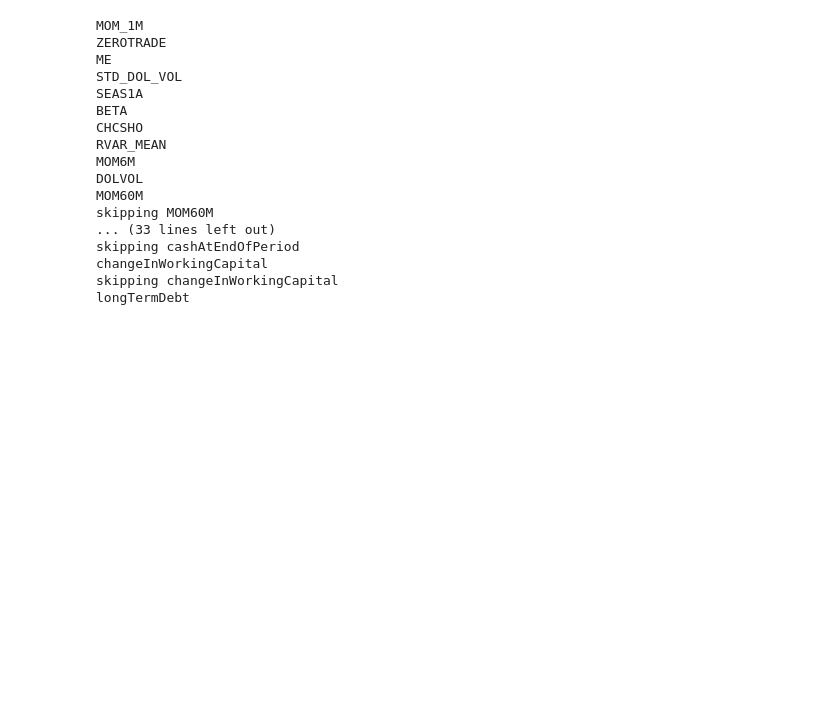
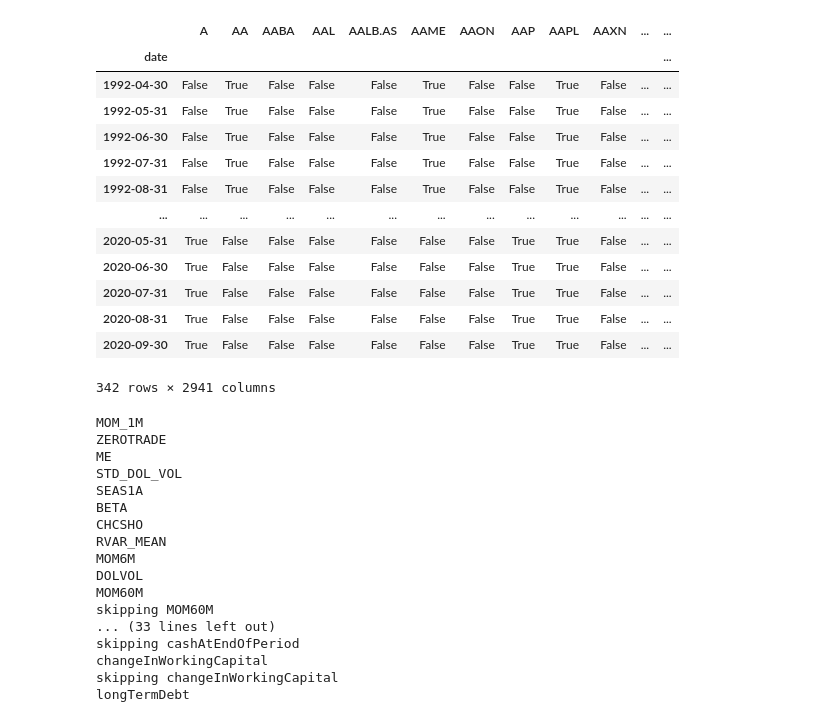
Before and after one commit to manish13/dl, a Jupyter notebook: input_creation.ipynb, the cells around one changed output. Saved outputs shown, nothing was run; the diff lists cells and outputs as text; code cells hidden in the pictures; blank space fills up the shorter version.

```diff
--- a/input_creation.ipynb
+++ b/input_creation.ipynb
@@ -13,3 +39,20 @@ r = p.pct_change()
+# %%
+u
+# %% [output]
+|  | A | AA | AABA | AAL | AALB.AS | AAME | AAON | AAP | AAPL | AAXN | ... | ... |
+| date |  |  |  |  |  |  |  |  |  |  |  | ... |
+| 1992-04-30 | False | True | False | False | False | True | False | False | True | False | ... | ... |
+| 1992-05-31 | False | True | False | False | False | True | False | False | True | False | ... | ... |
+| 1992-06-30 | False | True | False | False | False | True | False | False | True | False | ... | ... |
+| 1992-07-31 | False | True | False | False | False | True | False | False | True | False | ... | ... |
+| 1992-08-31 | False | True | False | False | False | True | False | False | True | False | ... | ... |
+| ... | ... | ... | ... | ... | ... | ... | ... | ... | ... | ... | ... | ... |
+| 2020-05-31 | True | False | False | False | False | False | False | True | True | False | ... | ... |
+| 2020-06-30 | True | False | False | False | False | False | False | True | True | False | ... | ... |
+| 2020-07-31 | True | False | False | False | False | False | False | True | True | False | ... | ... |
+| 2020-08-31 | True | False | False | False | False | False | False | True | True | False | ... | ... |
+| 2020-09-30 | True | False | False | False | False | False | False | True | True | False | ... | ... |
+342 rows × 2941 columns
 # %%
 data = {}
 for t in list(input_map.keys())+list(base_fundamental_data_location.keys()):
```
Also changed, not shown: parts of 19 cells of this notebook, 7 other files.
